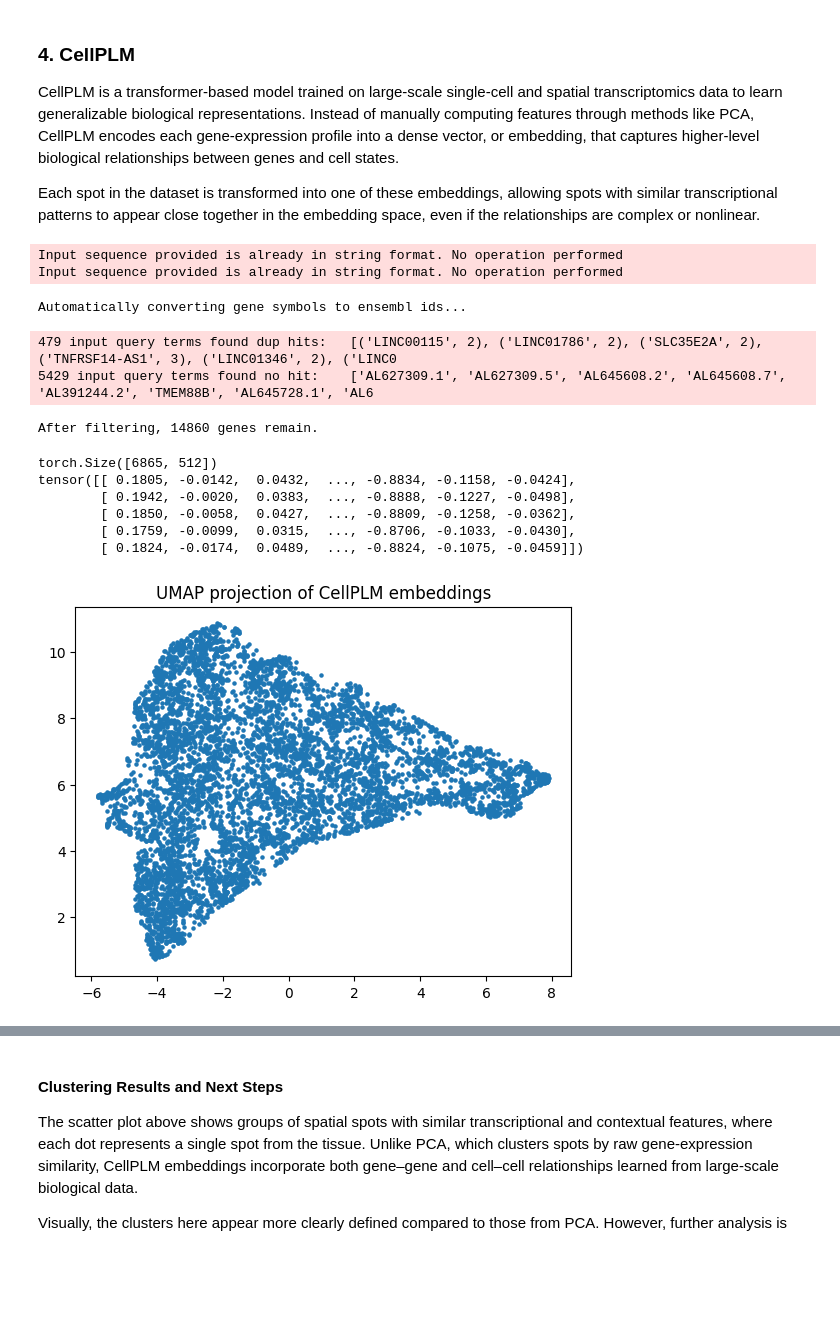
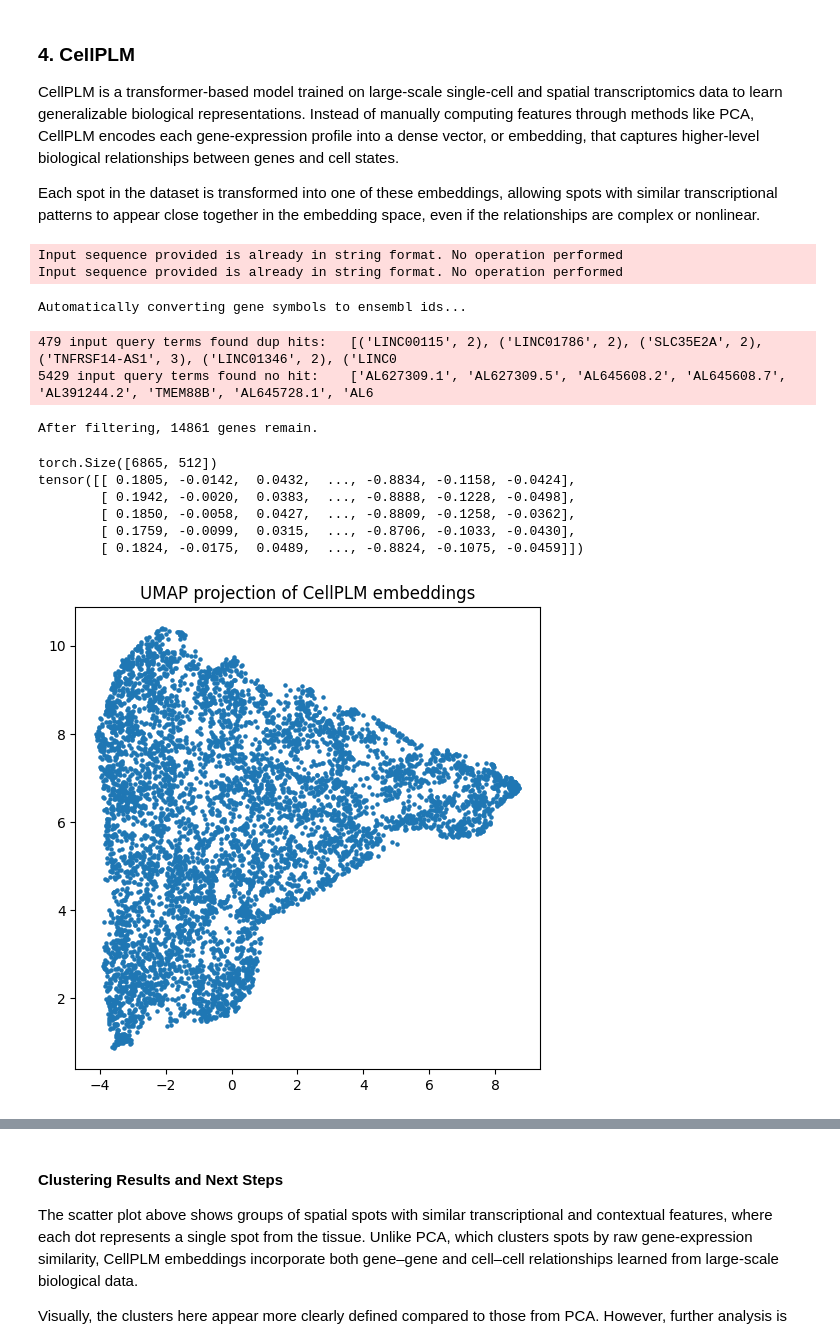
Before and after one commit to josephletobar/parkinsons-spatial-transcriptomics, a Jupyter notebook: parkinsons_analysis.ipynb, the cells around one changed output, grey strips where cells are left out. Cells and saved outputs as stored; diff of their text form; code cells hidden in the pictures; blank space fills up the shorter version.

```diff
--- a/parkinsons_analysis.ipynb
+++ b/parkinsons_analysis.ipynb
@@ -9,7 +9,12 @@ import pandas as pd
 import numpy as np
 
 from IPython.display import display
+
 import matplotlib.pyplot as plt
+# dark mode
+# plt.rcParams["figure.facecolor"] = "#1e1e1e"
+# plt.rcParams["axes.facecolor"] = "#1e1e1e"
+plt.style.use("default")
 
 from sklearn.decomposition import PCA
 from sklearn.cluster import KMeans
@@ -75,14 +80,14 @@ GSM8031365_T4839.txt.gz
 # Load One TXT File — Gene Expression Counts Per Spot
 
 file_path = f"{data_dir}/GSM8031360_T4515.txt.gz"
-df = pd.read_csv(file_path,
+single_df = pd.read_csv(file_path,
                  sep=r"\s+",    # Seperate on any whitespace
                  quotechar='"', # Handle text inside of quotes
                  index_col=0    # Use the first columns (gene names) as row labels
                 )
-print(df.shape, "\n")
+print(single_df.shape, "\n")
 
-# show the first 10 rowsh
+# show the first 10 rows
 with gzip.open(file_path, "rt") as f:
     for i in range(10):
         print(f.readline())
@@ -366,7 +350,7 @@ Instead of manually computing features through methods like PCA, CellPLM encodes
 Each spot in the dataset is transformed into one of these embeddings, allowing spots with similar transcriptional patterns to appear close together in the embedding space, even if the relationships are complex or nonlinear.
 # %%
 # Run CellPLM
-
+3
 from CellPLM.pipeline.cell_type_annotation import CellTypeAnnotationPipeline
 from CellPLM.pipeline.cell_embedding import CellEmbeddingPipeline
 import anndata as ad
@@ -386,7 +370,7 @@ Input sequence provided is already in string format. No operation performed
 Automatically converting gene symbols to ensembl ids...
 479 input query terms found dup hits:   [('LINC00115', 2), ('LINC01786', 2), ('SLC35E2A', 2), ('TNFRSF14-AS1', 3), ('LINC01346', 2), ('LINC0
 5429 input query terms found no hit:    ['AL627309.1', 'AL627309.5', 'AL645608.2', 'AL645608.7', 'AL391244.2', 'TMEM88B', 'AL645728.1', 'AL6
-After filtering, 14860 genes remain.
+After filtering, 14861 genes remain.
 # %%
 # Show Embeddings
 
@@ -395,23 +379,24 @@ print(embeddings[:5])
 # %% [output]
 torch.Size([6865, 512])
 tensor([[ 0.1805, -0.0142,  0.0432,  ..., -0.8834, -0.1158, -0.0424],
-        [ 0.1942, -0.0020,  0.0383,  ..., -0.8888, -0.1227, -0.0498],
+        [ 0.1942, -0.0020,  0.0383,  ..., -0.8888, -0.1228, -0.0498],
         [ 0.1850, -0.0058,  0.0427,  ..., -0.8809, -0.1258, -0.0362],
         [ 0.1759, -0.0099,  0.0315,  ..., -0.8706, -0.1033, -0.0430],
-        [ 0.1824, -0.0174,  0.0489,  ..., -0.8824, -0.1075, -0.0459]])
+        [ 0.1824, -0.0175,  0.0489,  ..., -0.8824, -0.1075, -0.0459]])
 # %%
 # Visualize With UMAP
 
 import umap
 reducer = umap.UMAP(random_state=1) # create the umap object
 umap_emb = reducer.fit_transform(embeddings.detach().cpu().numpy()) # run umap
 
 # plot it
+plt.figure(figsize=(6,6))
 plt.scatter(umap_emb[:,0], umap_emb[:,1], s=5)
 plt.title("UMAP projection of CellPLM embeddings")
 plt.show()
 # %% [output]
-[figure, old version]
+[figure, new version]
 # %%
 # Cluster With KMeans
 
```
Also changed, not shown: parts of 9 cells of this notebook, 1 other file.
